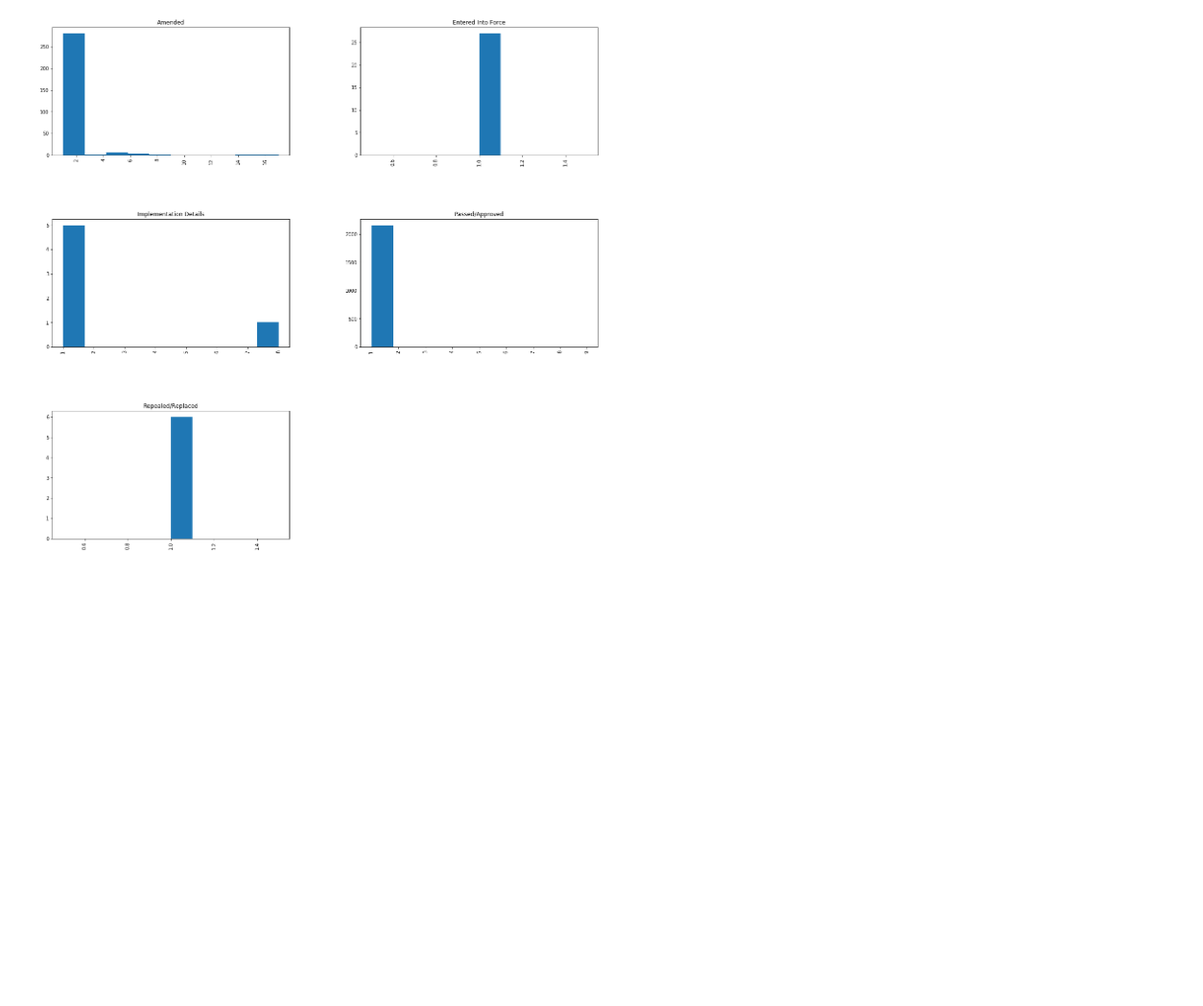
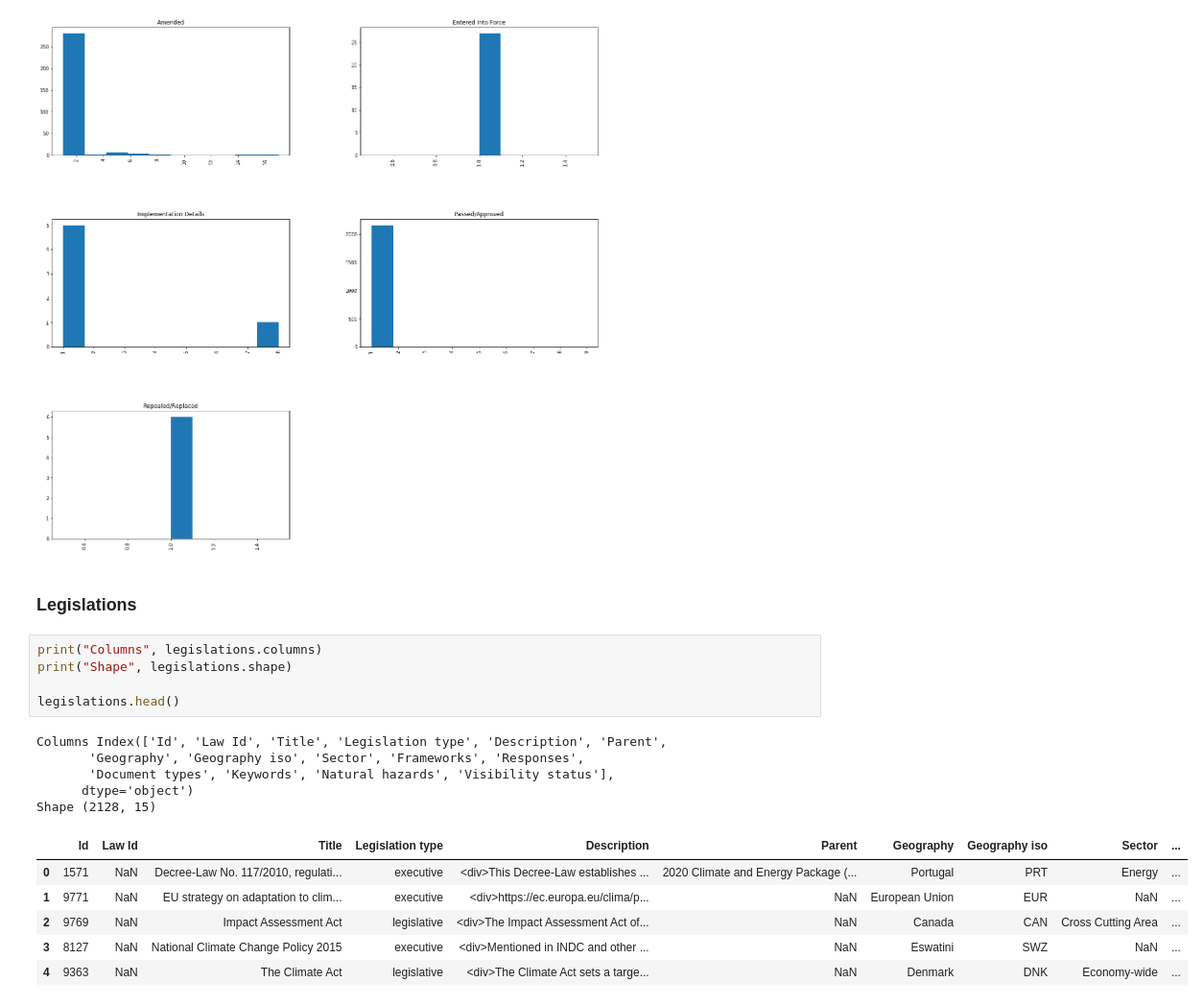
Before and after one commit to ajakupov/ClimatePolicyChallenge, a Jupyter notebook: notebooks/DataExploration.ipynb, the cells around one changed output. Shown at 96% size. Cells and saved outputs as stored; diff of their text form; blank space fills up the shorter version.

```diff
--- a/notebooks/DataExploration.ipynb
+++ b/notebooks/DataExploration.ipynb
@@ -192,3 +192,22 @@ array([[<matplotlib.axes._subplots.AxesSubplot object at 0x...>,
         <matplotlib.axes._subplots.AxesSubplot object at 0x...>]],
       dtype=object)
 [figure]
+# %% [markdown]
+### Legislations
+# %%
+print("Columns", legislations.columns)
+print("Shape", legislations.shape)
+
+legislations.head()
+# %% [output]
+Columns Index(['Id', 'Law Id', 'Title', 'Legislation type', 'Description', 'Parent',
+       'Geography', 'Geography iso', 'Sector', 'Frameworks', 'Responses',
+       'Document types', 'Keywords', 'Natural hazards', 'Visibility status'],
+      dtype='object')
+Shape (2128, 15)
+|  | Id | Law Id | Title | Legislation type | Description | Parent | Geography | Geography iso | Sector | ... |
+| 0 | 1571 | NaN | Decree-Law No. 117/2010, regulati... | executive | <div>This Decree-Law establishes ... | 2020 Climate and Energy Package (... | Portugal | PRT | Energy | ... |
+| 1 | 9771 | NaN | EU strategy on adaptation to clim... | executive | <div>https://ec.europa.eu/clima/p... | NaN | European Union | EUR | NaN | ... |
+| 2 | 9769 | NaN | Impact Assessment Act | legislative | <div>The Impact Assessment Act of... | NaN | Canada | CAN | Cross Cutting Area | ... |
+| 3 | 8127 | NaN | National Climate Change Policy 2015 | executive | <div>Mentioned in INDC and other ... | NaN | Eswatini | SWZ | NaN | ... |
+| 4 | 9363 | NaN | The Climate Act | legislative | <div>The Climate Act sets a targe... | NaN | Denmark | DNK | Economy-wide | ... |
```
Also changed, not shown: parts of 9 cells of this notebook.
